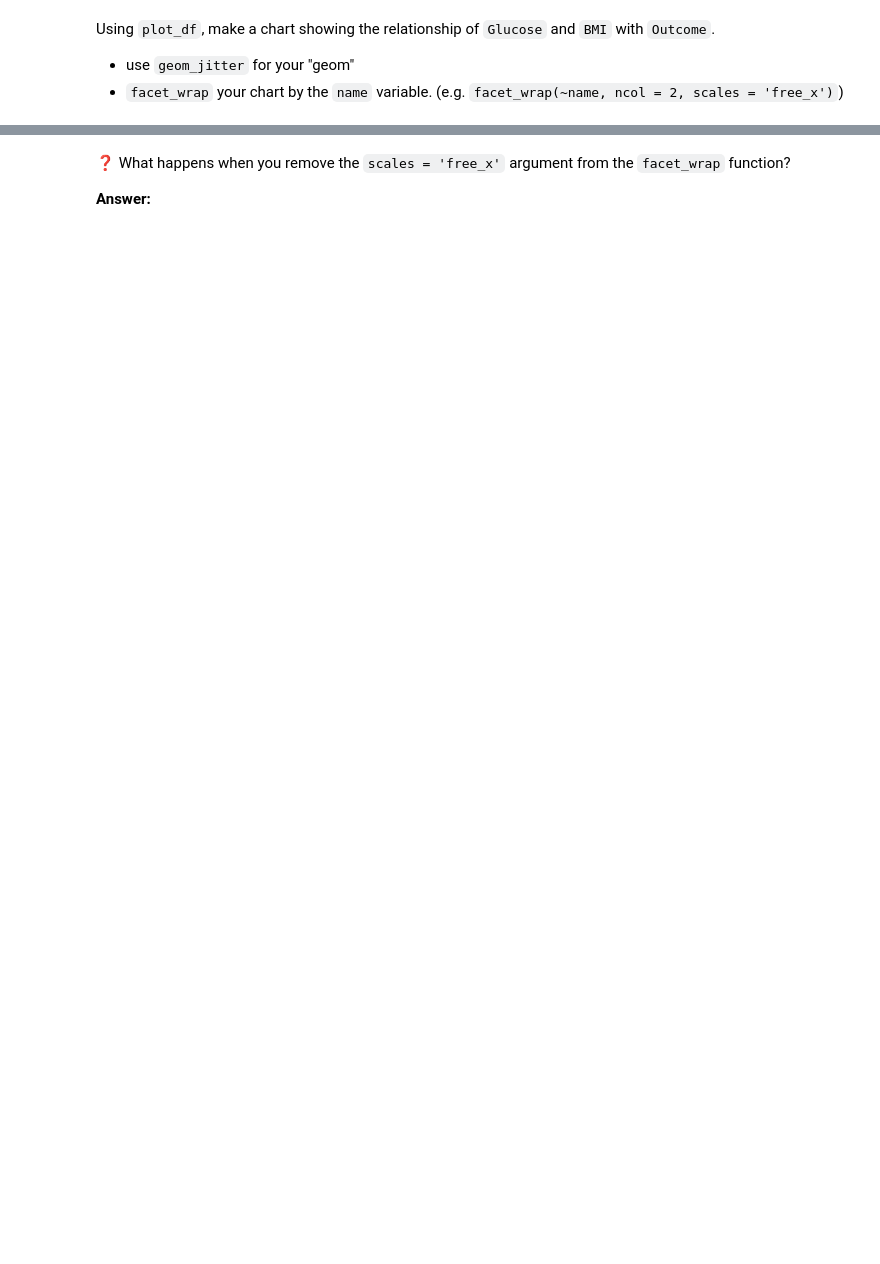
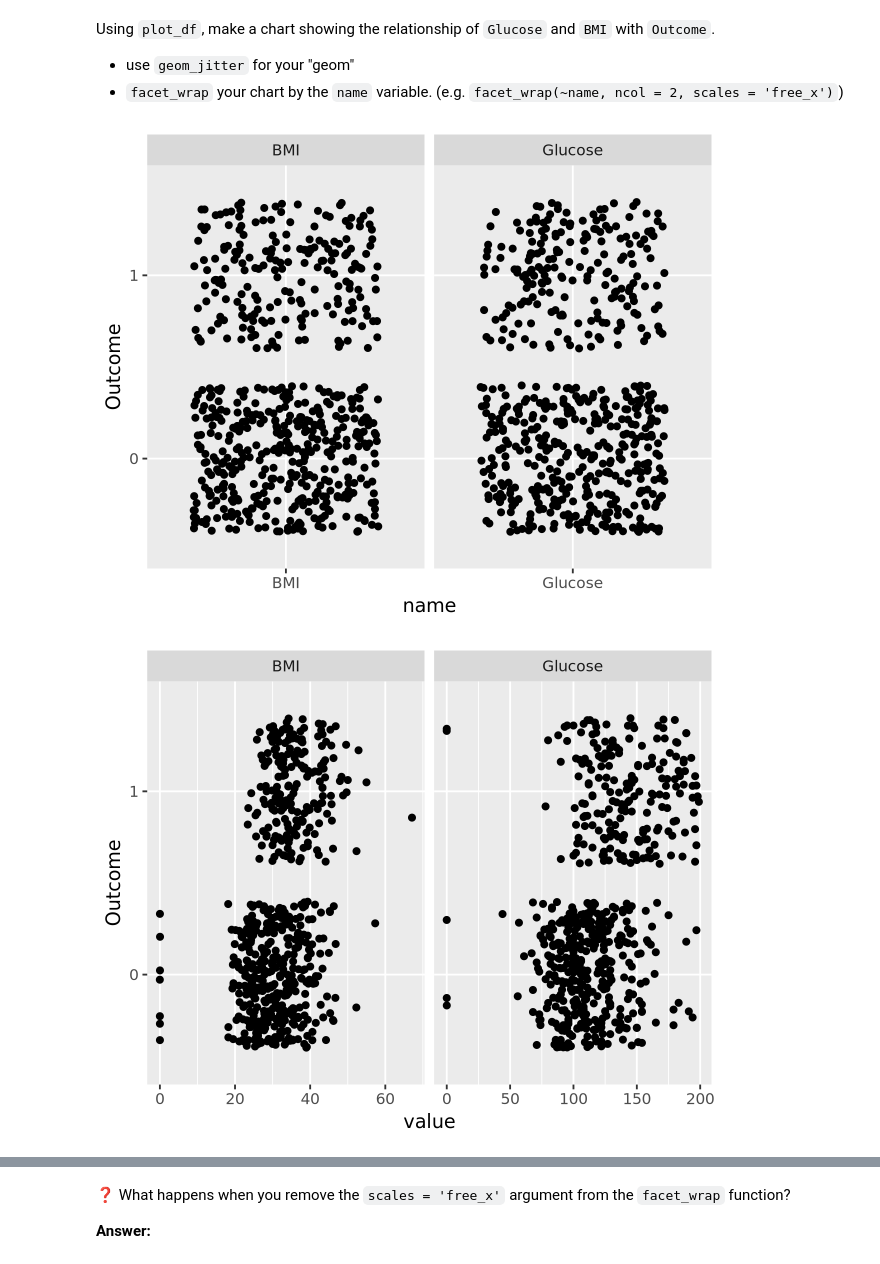
Before and after one commit to UNC-DATA-730/unit-5-assignment-dlee002, a Jupyter notebook: assignment5.ipynb, the cells around one changed output, grey strips where cells are left out. Cells and saved outputs as stored; diff of their text form; code cells hidden in the pictures; blank space fills up the shorter version.

```diff
--- a/assignment5.ipynb
+++ b/assignment5.ipynb
@@ -112,3 +129,18 @@ Using `plot_df`, make a chart showing the relationship of `Glucose` and `BMI` wi
 
 - use `geom_jitter` for your "geom"
 - `facet_wrap` your chart by the `name` variable. (e.g. `facet_wrap(~name, ncol = 2, scales = 'free_x')`)
+# %%
+ggplot(data = plot_df, aes(x = name, y = Outcome)) +
+  geom_jitter() +
+  facet_wrap(~name, ncol = 2, scales = 'free_x')
+
+ggplot(data = plot_df, aes(x = value, y = Outcome)) +
+  geom_jitter() +
+  facet_wrap(~name, ncol = 2, scales = 'free_x')
+
+ggplot(data = plot_df, aes(x = value, y = Outcome)) +
+  geom_jitter() +
+  facet_wrap(~name, ncol = 2)
+# %% [output]
+[figure, added]
+[figure, added]
```
Also changed, not shown: parts of 11 cells of this notebook.
